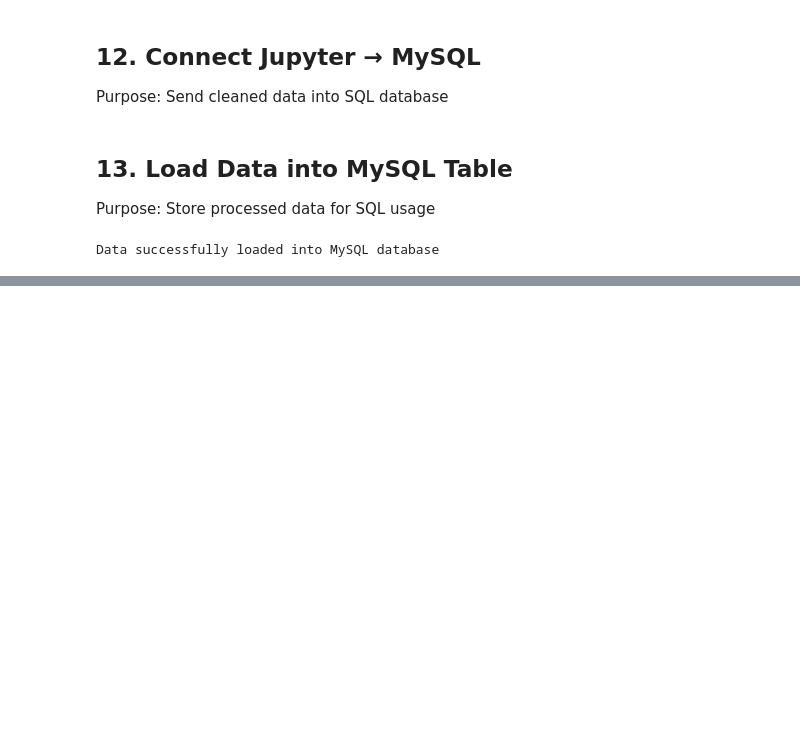
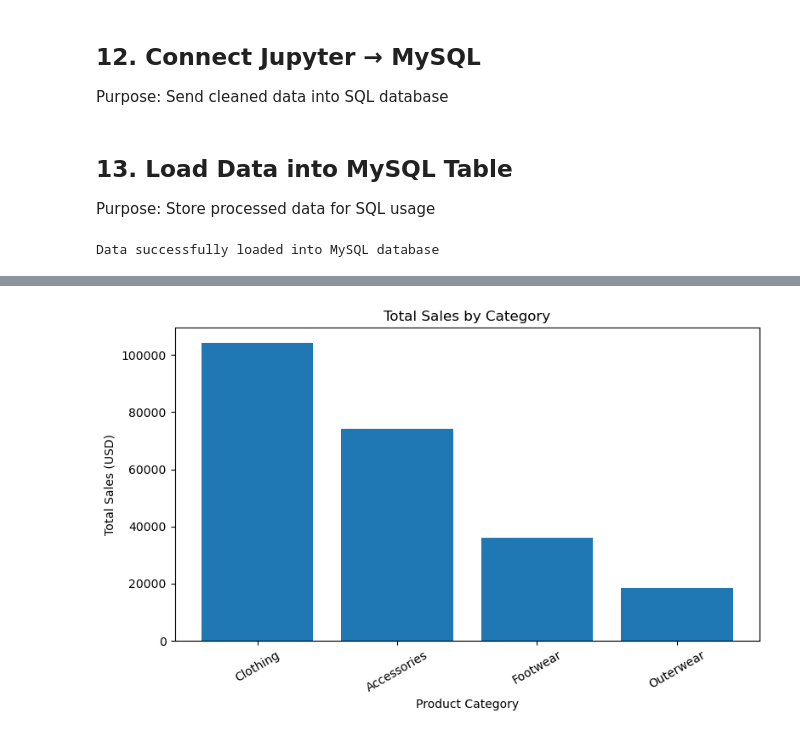
Before and after one commit to Allansha14/customer-behavior-analysis, a Jupyter notebook: Customer_Behavior_Analysis.ipynb, the cells around one changed output, grey strips where cells are left out. Drawn from its saved outputs; the diff is of its cells as text; code cells hidden in the pictures; blank space fills up the shorter version.

```diff
--- a/Customer_Behavior_Analysis.ipynb
+++ b/Customer_Behavior_Analysis.ipynb
@@ -272,0 +276,12 @@ Data successfully loaded into MySQL database
+# %%
+query = """
+SELECT
+    category,
+    SUM(`purchase_amount_(usd)`) AS total_sales
+FROM customer
+GROUP BY category
+ORDER BY total_sales DESC;
+"""
+
+df_sales = pd.read_sql(query, engine)
+df_sales
@@ -272,0 +294,11 @@ Data successfully loaded into MySQL database
+# %%
+plt.figure(figsize=(8, 5))
+plt.bar(df_sales['category'], df_sales['total_sales'])
+plt.xlabel("Product Category")
+plt.ylabel("Total Sales (USD)")
+plt.title("Total Sales by Category")
+plt.xticks(rotation=30)
+plt.tight_layout()
+plt.show()
+# %% [output]
+[figure, added]
```
Also changed, not shown: parts of 6 cells of this notebook.
